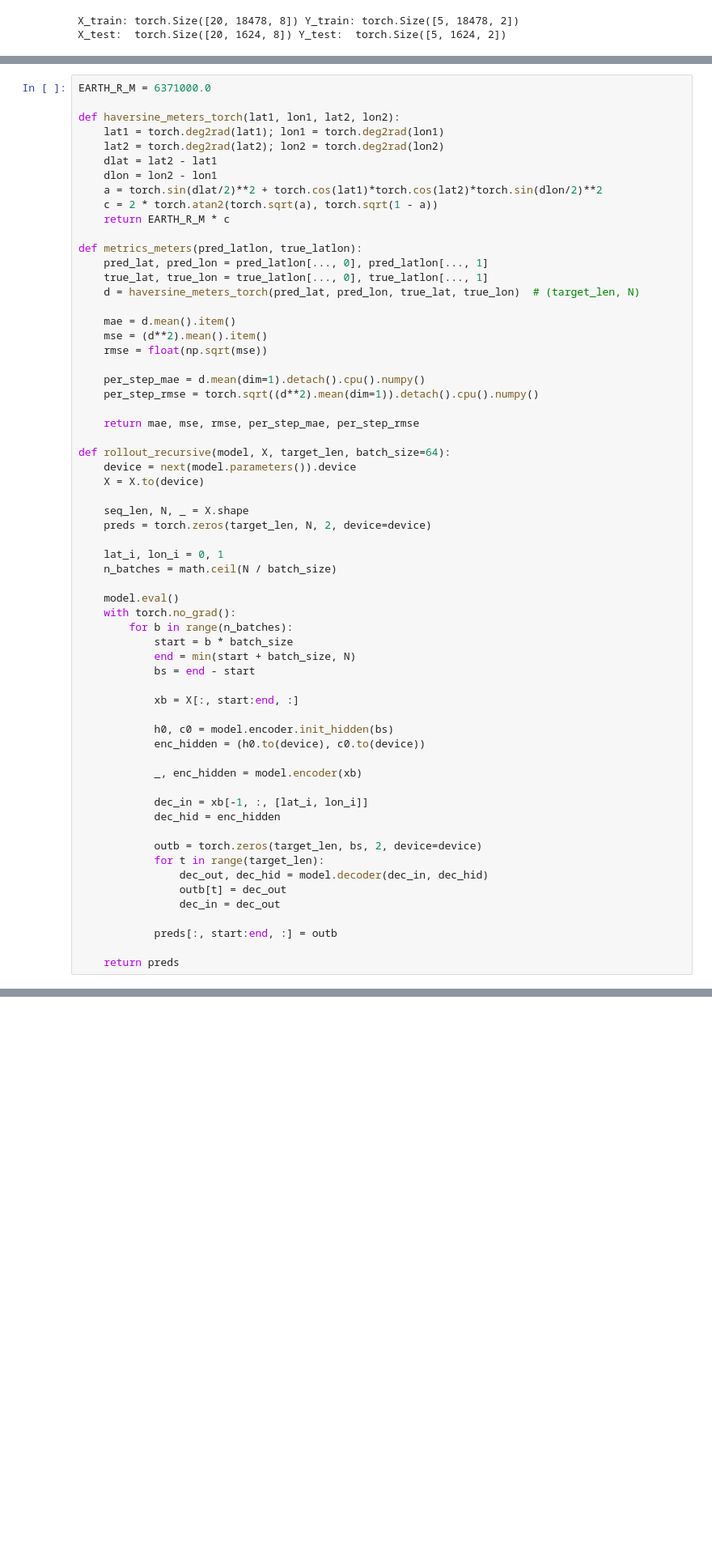
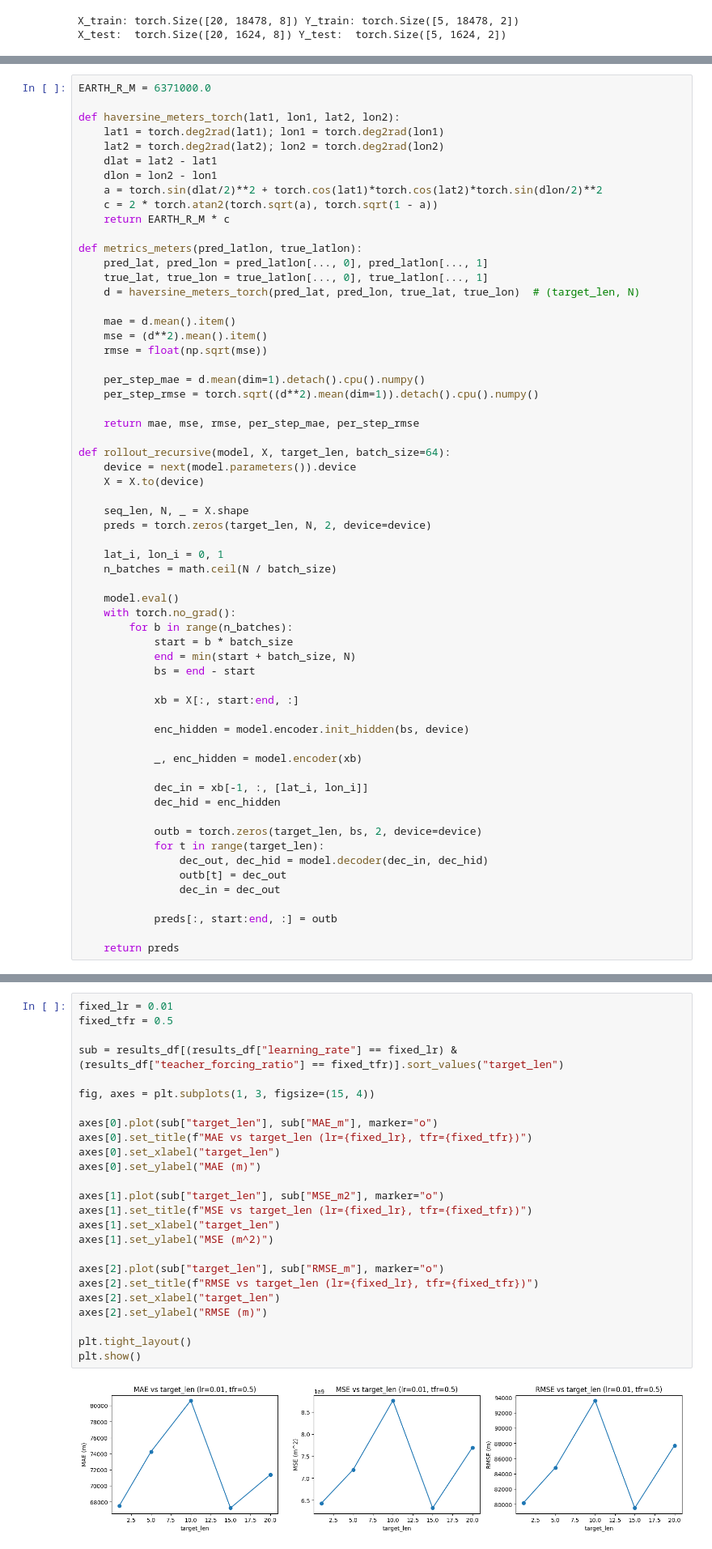
Before and after one commit to JSCshir/Vessel-Traj-Capstone, a Jupyter notebook: run_model.ipynb, the cells around one changed output, grey strips where cells are left out. Shown at 81% size. Saved outputs shown, nothing was run; the diff lists cells and outputs as text; blank space fills up the shorter version.

```diff
--- a/run_model.ipynb
+++ b/run_model.ipynb
@@ -313,8 +312,7 @@ def rollout_recursive(model, X, target_len, batch_size=64):
 
             xb = X[:, start:end, :]
 
-            h0, c0 = model.encoder.init_hidden(bs)
-            enc_hidden = (h0.to(device), c0.to(device))
+            enc_hidden = model.encoder.init_hidden(bs, device)
 
             _, enc_hidden = model.encoder(xb)
 
@@ -440,0 +492,27 @@ cuda available: False
+# %%
+fixed_lr = 0.01
+fixed_tfr = 0.5
+
+sub = results_df[(results_df["learning_rate"] == fixed_lr) & (results_df["teacher_forcing_ratio"] == fixed_tfr)].sort_values("target_len")
+
+fig, axes = plt.subplots(1, 3, figsize=(15, 4))
+
+axes[0].plot(sub["target_len"], sub["MAE_m"], marker="o")
+axes[0].set_title(f"MAE vs target_len (lr={fixed_lr}, tfr={fixed_tfr})")
+axes[0].set_xlabel("target_len")
+axes[0].set_ylabel("MAE (m)")
+
+axes[1].plot(sub["target_len"], sub["MSE_m2"], marker="o")
+axes[1].set_title(f"MSE vs target_len (lr={fixed_lr}, tfr={fixed_tfr})")
+axes[1].set_xlabel("target_len")
+axes[1].set_ylabel("MSE (m^2)")
+
+axes[2].plot(sub["target_len"], sub["RMSE_m"], marker="o")
+axes[2].set_title(f"RMSE vs target_len (lr={fixed_lr}, tfr={fixed_tfr})")
+axes[2].set_xlabel("target_len")
+axes[2].set_ylabel("RMSE (m)")
+
+plt.tight_layout()
+plt.show()
+# %% [output]
+[figure, added]
```
Also changed, not shown: parts of 18 cells of this notebook.
